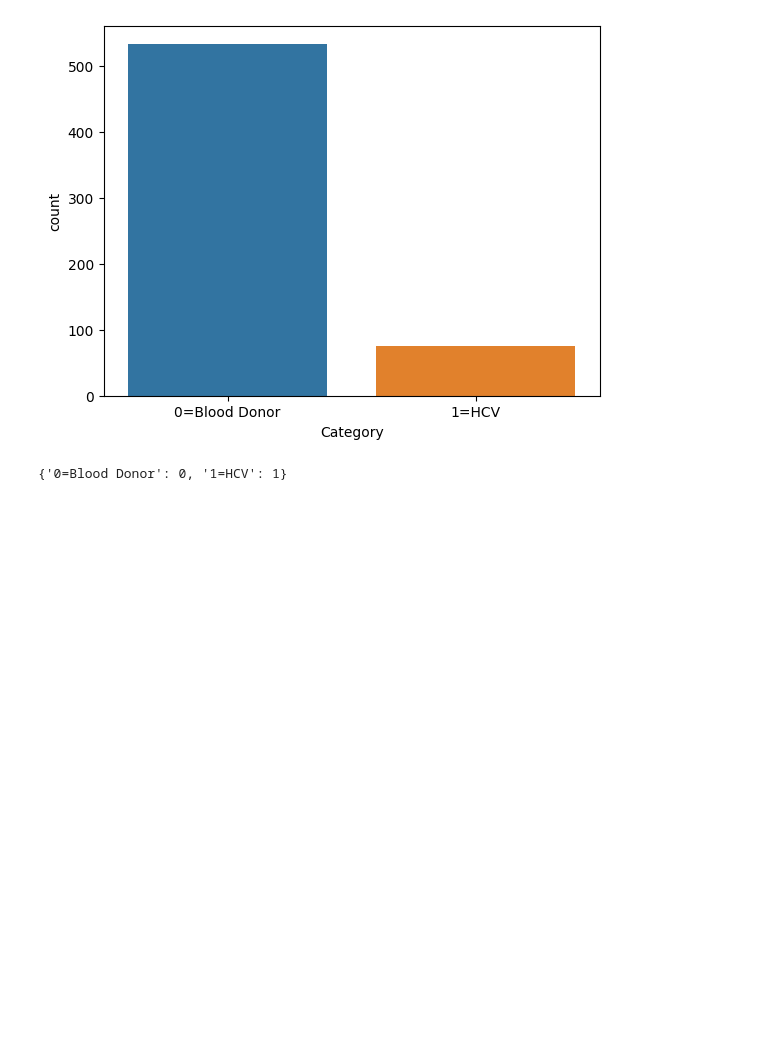
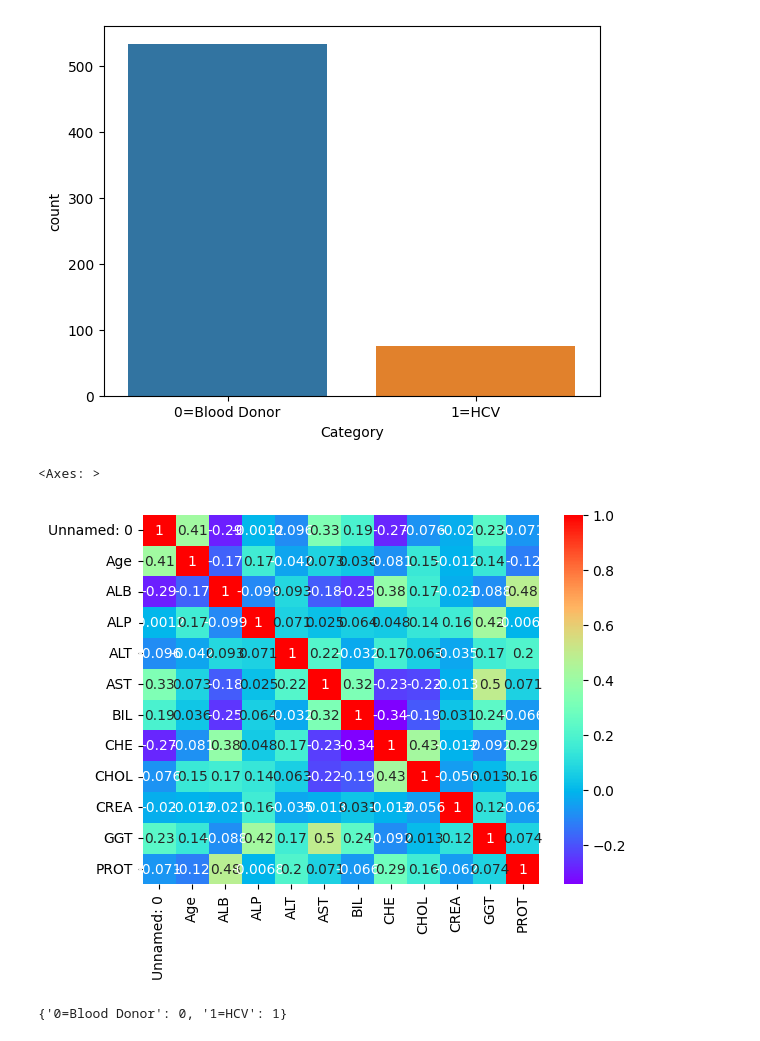
Before and after one commit to 11jolek11/BigDataHCVproject, a Jupyter notebook: BigDataHCV.ipynb, the cells around one changed output. Saved outputs shown, nothing was run; the diff lists cells and outputs as text; code cells hidden in the pictures; blank space fills up the shorter version.

```diff
--- a/BigDataHCV.ipynb
+++ b/BigDataHCV.ipynb
@@ -75,7 +75,10 @@ sns.countplot(x=hcv["Category"])
 <Axes: xlabel='Category', ylabel='count'>
 [figure]
 # %%
-# sns.heatmap(hcv.corr(), annot=True, cmap='rainbow')
+sns.heatmap(hcv.corr(), annot=True, cmap='rainbow')
+# %% [output]
+<Axes: >
+[figure, added]
 # %%
 encoder = LabelEncoder()
 hcv["Sex"] = encoder.fit_transform(hcv["Sex"])
```
Also changed, not shown: parts of 8 cells of this notebook.
